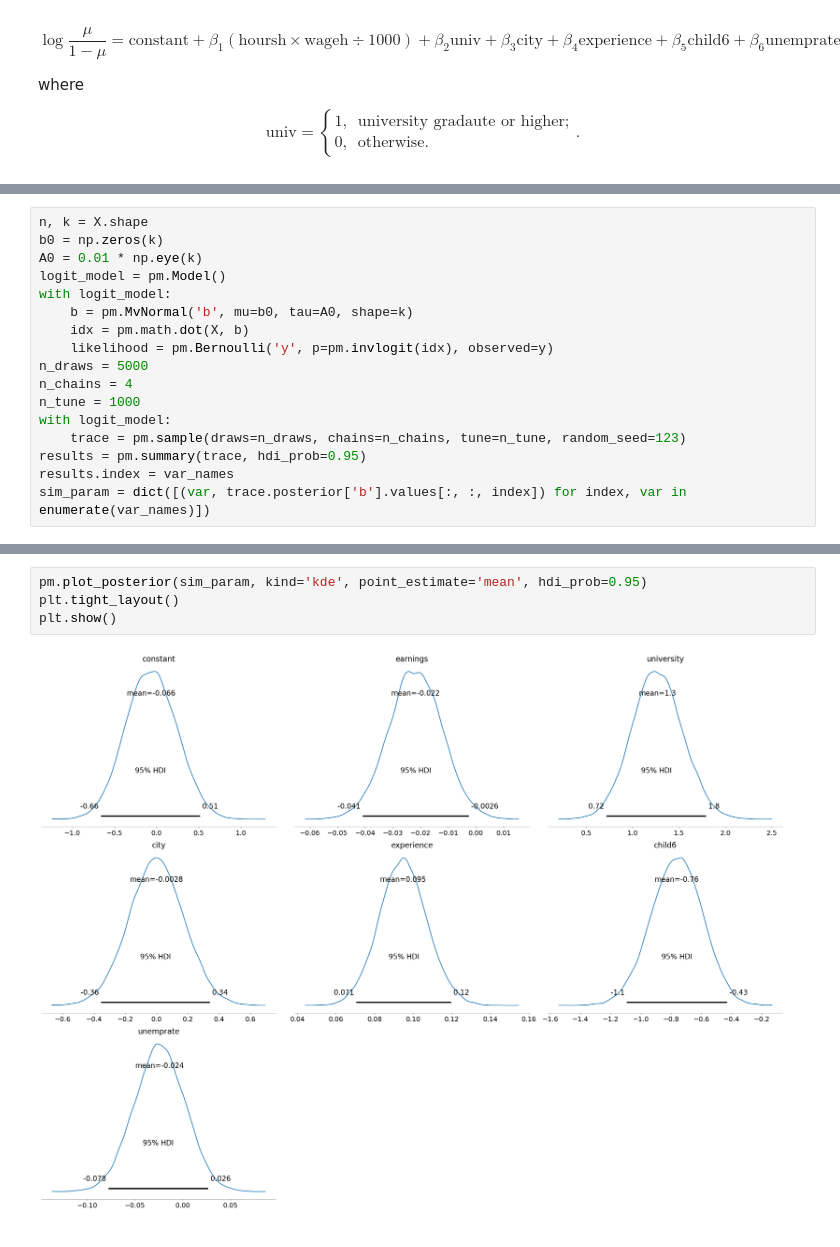
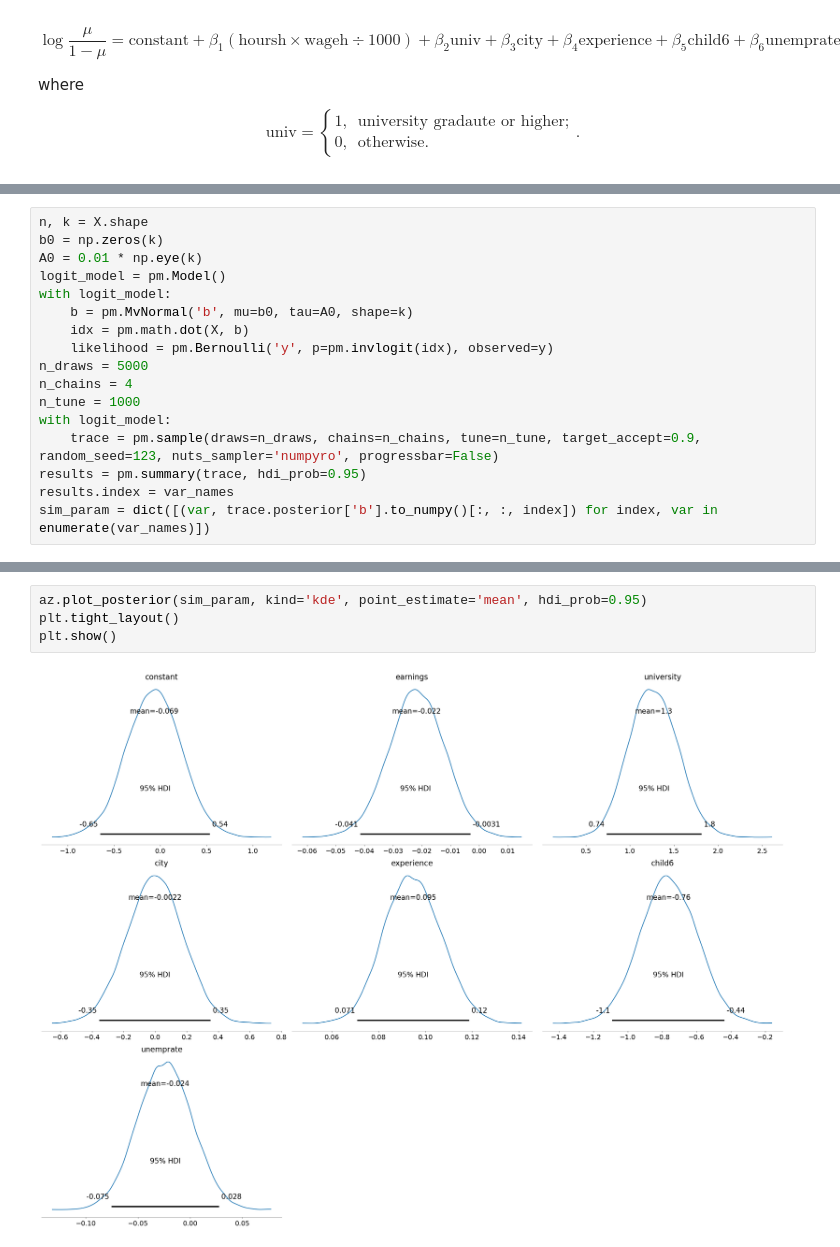
Before and after one commit to nakatsuma/probability_and_statistics, a Jupyter notebook: notebook-a/labor_participation.ipynb, the cells around one changed output, grey strips where cells are left out. Saved outputs shown, nothing was run; the diff lists cells and outputs as text.

```diff
--- a/notebook-a/labor_participation.ipynb
+++ b/notebook-a/labor_participation.ipynb
@@ -83,8 +84,8 @@ n_draws = 5000
 n_chains = 4
 n_tune = 1000
 with logit_model:
-    trace = pm.sample(draws=n_draws, chains=n_chains, tune=n_tune, random_seed=123)
+    trace = pm.sample(draws=n_draws, chains=n_chains, tune=n_tune, target_accept=0.9, random_seed=123, nuts_sampler='numpyro', progressbar=False)
 results = pm.summary(trace, hdi_prob=0.95)
 results.index = var_names
-sim_param = dict([(var, trace.posterior['b'].values[:, :, index]) for index, var in enumerate(var_names)])
+sim_param = dict([(var, trace.posterior['b'].to_numpy()[:, :, index]) for index, var in enumerate(var_names)])
 # %% [output]
@@ -114,6 +115,6 @@ plt.show()
 # %%
-pm.plot_posterior(sim_param, kind='kde', point_estimate='mean', hdi_prob=0.95)
+az.plot_posterior(sim_param, kind='kde', point_estimate='mean', hdi_prob=0.95)
 plt.tight_layout()
 plt.show()
 # %% [output]
-[figure, old version]
+[figure, new version]
```
Also changed, not shown: parts of 5 cells of this notebook, 14 other files.
